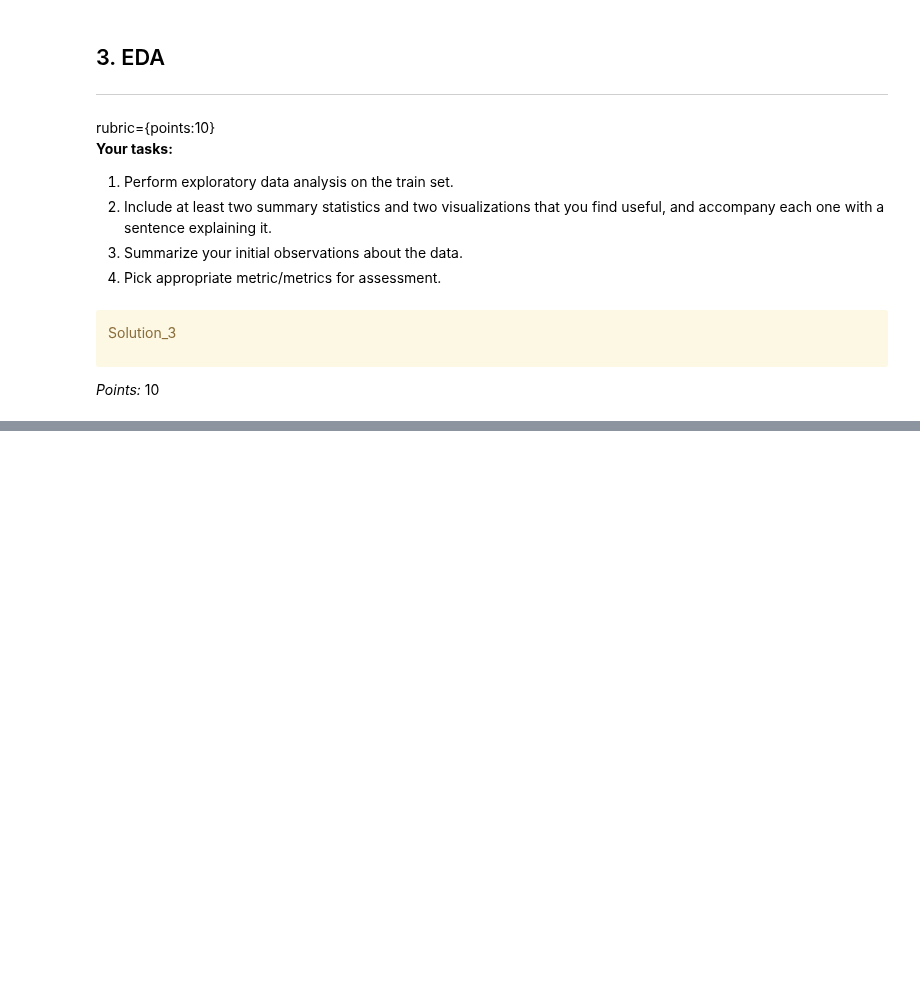
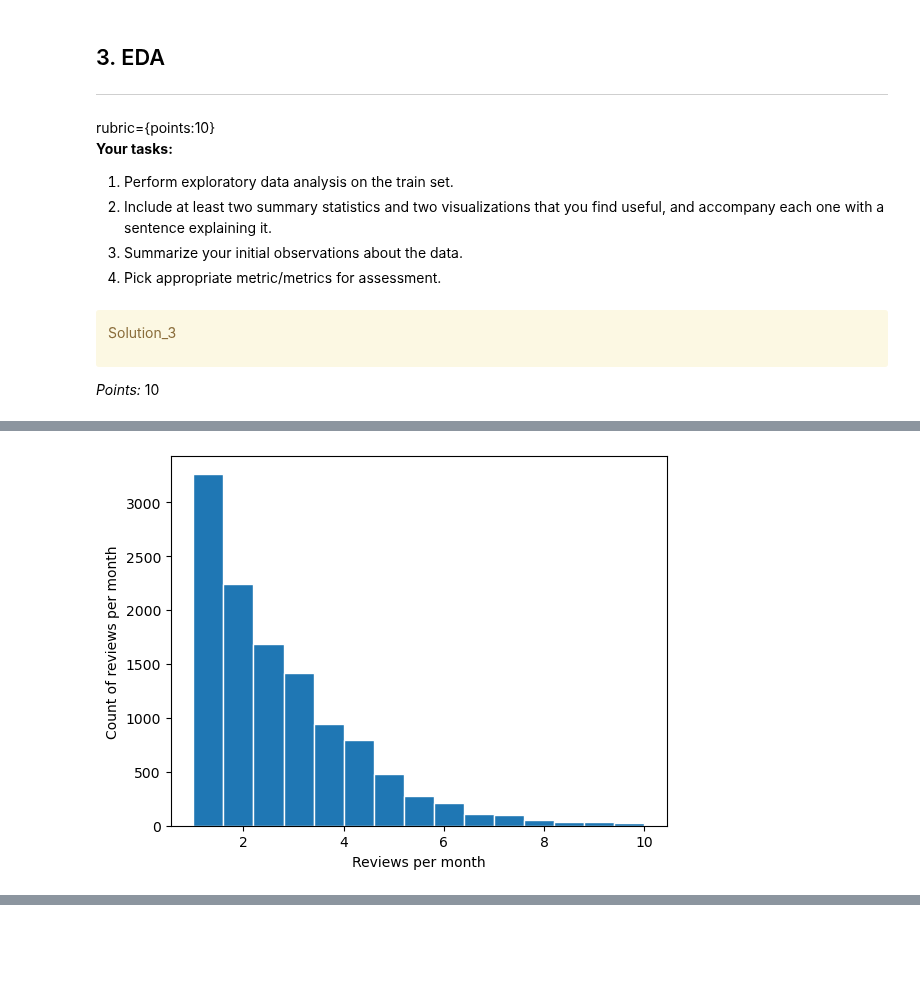
Before and after one commit to angelalmachado/cpsc330hw, a Jupyter notebook: hw5/hw5.ipynb, the cells around one changed output, grey strips where cells are left out. Saved outputs shown, nothing was run; the diff lists cells and outputs as text; code cells hidden in the pictures; blank space fills up the shorter version.

```diff
--- a/hw5/hw5.ipynb
+++ b/hw5/hw5.ipynb
@@ -185,0 +226,12 @@ _Type your answer here, replacing this text._
+# %%
+plt.hist(train_df['reviews_per_month'],
+         range=(1,10),
+         bins=15,
+         edgecolor = "white")
+
+plt.xlabel('Reviews per month')
+plt.ylabel('Count of reviews per month')
+
+plt.show()
+# %% [output]
+[figure, added]
```
Also changed, not shown: parts of 25 cells of this notebook, 1 other file.
